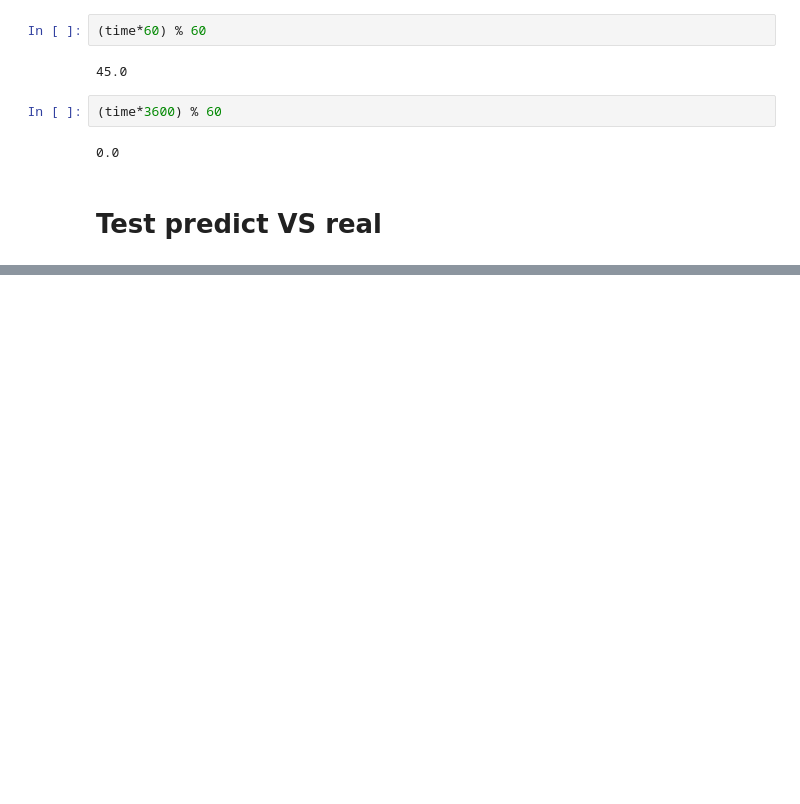
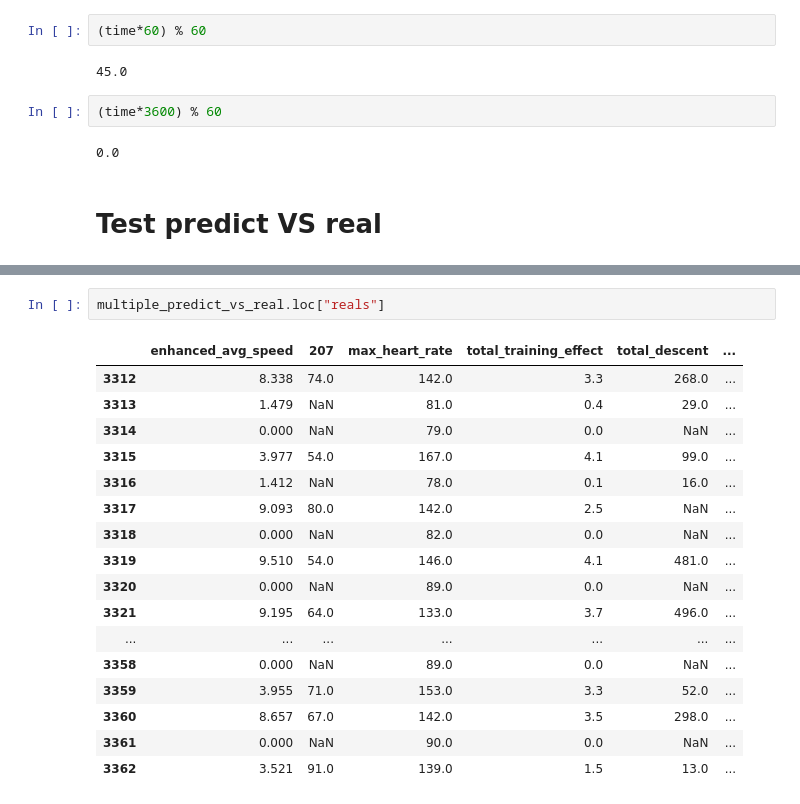
Before and after one commit to nicblanc/overcome-tomorrow, a Jupyter notebook: notebooks/create_test_model.ipynb, the cells around one changed output, grey strips where cells are left out. Drawn from its saved outputs; the diff is of its cells as text; blank space fills up the shorter version.

```diff
--- a/notebooks/create_test_model.ipynb
+++ b/notebooks/create_test_model.ipynb
@@ -791,0 +841,20 @@ predict_vs_real_for_last_n_days(garmin_data, activities, preproc_garmin_data, pr
+# %%
+multiple_predict_vs_real.loc["reals"]
+# %% [output]
+|  | enhanced_avg_speed | 207 | max_heart_rate | total_training_effect | total_descent | ... |
+| 3312 | 8.338 | 74.0 | 142.0 | 3.3 | 268.0 | ... |
+| 3313 | 1.479 | NaN | 81.0 | 0.4 | 29.0 | ... |
+| 3314 | 0.000 | NaN | 79.0 | 0.0 | NaN | ... |
+| 3315 | 3.977 | 54.0 | 167.0 | 4.1 | 99.0 | ... |
+| 3316 | 1.412 | NaN | 78.0 | 0.1 | 16.0 | ... |
+| 3317 | 9.093 | 80.0 | 142.0 | 2.5 | NaN | ... |
+| 3318 | 0.000 | NaN | 82.0 | 0.0 | NaN | ... |
+| 3319 | 9.510 | 54.0 | 146.0 | 4.1 | 481.0 | ... |
+| 3320 | 0.000 | NaN | 89.0 | 0.0 | NaN | ... |
+| 3321 | 9.195 | 64.0 | 133.0 | 3.7 | 496.0 | ... |
+| ... | ... | ... | ... | ... | ... | ... |
+| 3358 | 0.000 | NaN | 89.0 | 0.0 | NaN | ... |
+| 3359 | 3.955 | 71.0 | 153.0 | 3.3 | 52.0 | ... |
+| 3360 | 8.657 | 67.0 | 142.0 | 3.5 | 298.0 | ... |
+| 3361 | 0.000 | NaN | 90.0 | 0.0 | NaN | ... |
+| 3362 | 3.521 | 91.0 | 139.0 | 1.5 | 13.0 | ... |
```
Also changed, not shown: parts of 6 cells of this notebook, 3 other files.
